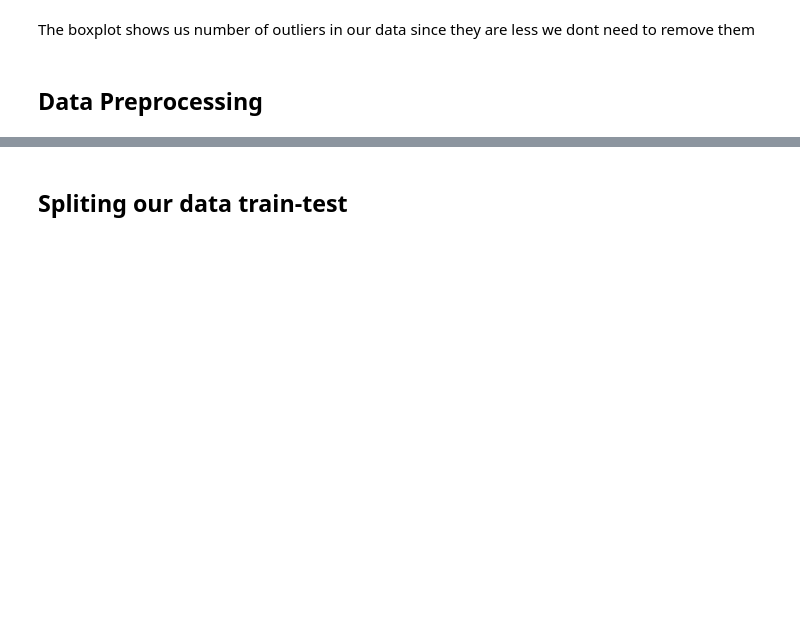
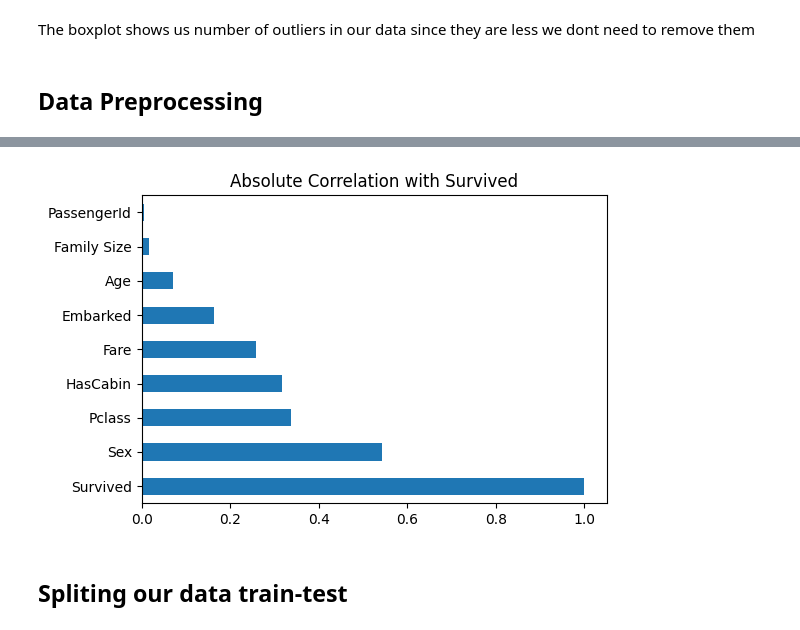
Before and after one commit to siddhraj1412/22, a Jupyter notebook: titanic-eda-and-modeling.ipynb, the cells around one changed output, grey strips where cells are left out. Saved outputs shown, nothing was run; the diff lists cells and outputs as text; code cells hidden in the pictures; blank space fills up the shorter version.

```diff
--- a/titanic-eda-and-modeling.ipynb
+++ b/titanic-eda-and-modeling.ipynb
@@ -327,8 +373,3 @@ The boxplot shows us number of outliers in our data since they are less we dont
 # toconvert categorical values into numerical for model building
 from sklearn.preprocessing import LabelEncoder
 le=LabelEncoder()
-# %%
-cat_df=train_df.select_dtypes(include=['object'])
-for i in cat_df:
-    train_df[i]=le.fit_transform(train_df[i])
-train_df
@@ -348,0 +376,13 @@ train_df
+# %%
+from sklearn.preprocessing import LabelEncoder
+
+cat_cols = ['Sex', 'Embarked']
+encoders = {}
+
+for col in cat_cols:
+    le = LabelEncoder()
+    train_df[col] = le.fit_transform(train_df[col])
+    encoders[col] = le
+
+for col in cat_cols:
+    test_df[col] = encoders[col].transform(test_df[col])
@@ -348,0 +421,3 @@ train_df
+# %%
+train_df.drop(columns=['Ticket'], inplace=True)
+test_df.drop(columns=['Ticket'], inplace=True)
@@ -348,0 +448,9 @@ train_df
+# %%
+corr=train_df.corr()['Survived']
+corr_abs = corr.abs().sort_values(ascending=False)
+
+corr_abs.plot(kind='barh', figsize=(6,4))
+plt.title('Absolute Correlation with Survived')
+plt.show()
+# %% [output]
+[figure, added]
```
Also changed, not shown: parts of 36 cells of this notebook.
